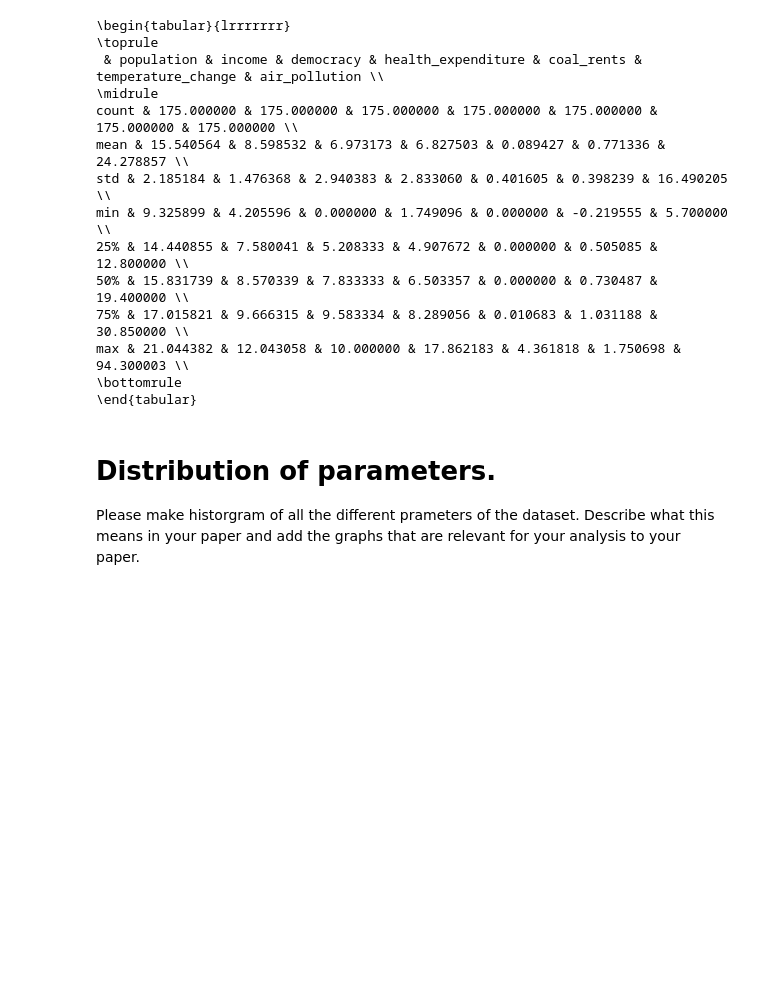
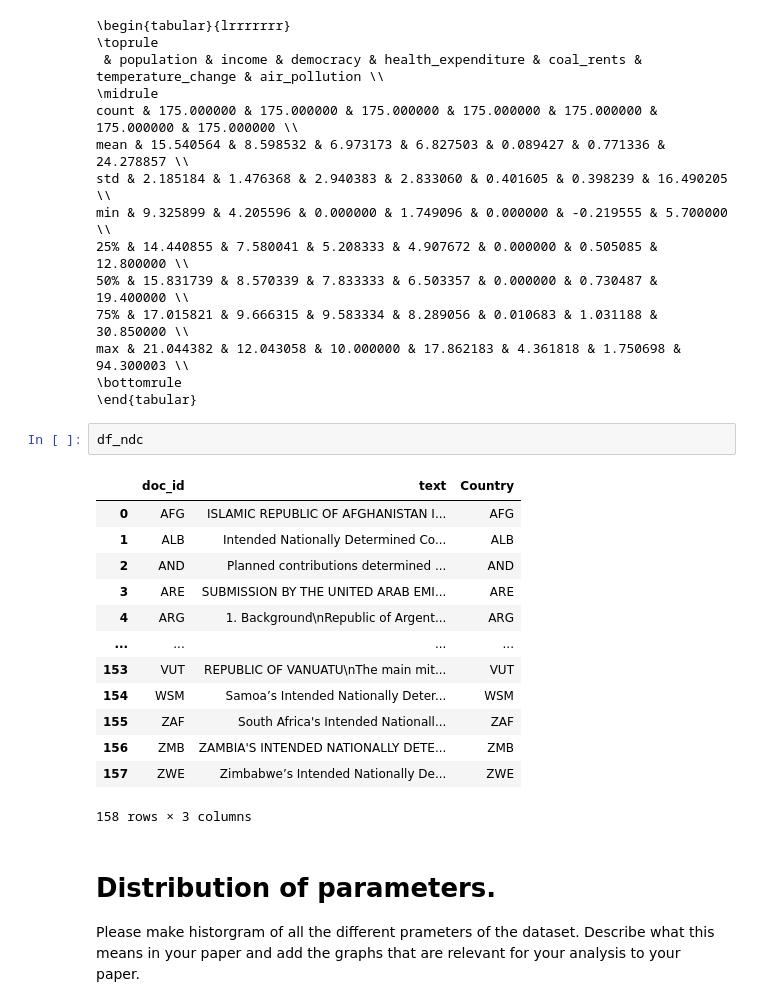
Before and after one commit to raymondEDS/data_science_class, a Jupyter notebook: Class_8/Lab 8 - NDC Data.ipynb, the cells around one changed output. Saved outputs shown, nothing was run; the diff lists cells and outputs as text; blank space fills up the shorter version.

```diff
--- a/Class_8/Lab 8 - NDC Data.ipynb
+++ b/Class_8/Lab 8 - NDC Data.ipynb
@@ -91,6 +91,22 @@ min & 9.325899 & 4.205596 & 0.000000 & 1.749096 & 0.000000 & -0.219555 & 5.70000
 max & 21.044382 & 12.043058 & 10.000000 & 17.862183 & 4.361818 & 1.750698 & 94.300003 \\
 \bottomrule
 \end{tabular}
+# %%
+df_ndc
+# %% [output]
+|  | doc_id | text | Country |
+| 0 | AFG | ISLAMIC REPUBLIC OF AFGHANISTAN I... | AFG |
+| 1 | ALB | Intended Nationally Determined Co... | ALB |
+| 2 | AND | Planned contributions determined ... | AND |
+| 3 | ARE | SUBMISSION BY THE UNITED ARAB EMI... | ARE |
+| 4 | ARG | 1. Background\nRepublic of Argent... | ARG |
+| ... | ... | ... | ... |
+| 153 | VUT | REPUBLIC OF VANUATU\nThe main mit... | VUT |
+| 154 | WSM | Samoa’s Intended Nationally Deter... | WSM |
+| 155 | ZAF | South Africa's Intended Nationall... | ZAF |
+| 156 | ZMB | ZAMBIA'S INTENDED NATIONALLY DETE... | ZMB |
+| 157 | ZWE | Zimbabwe’s Intended Nationally De... | ZWE |
+158 rows × 3 columns
 # %% [markdown]
 # Distribution of parameters.
 Please make historgram of all the different prameters of the dataset. Describe what this means in your paper and add the graphs that are relevant for your analysis to your paper.
```
Also changed, not shown: parts of 11 cells of this notebook, 4 other files.
